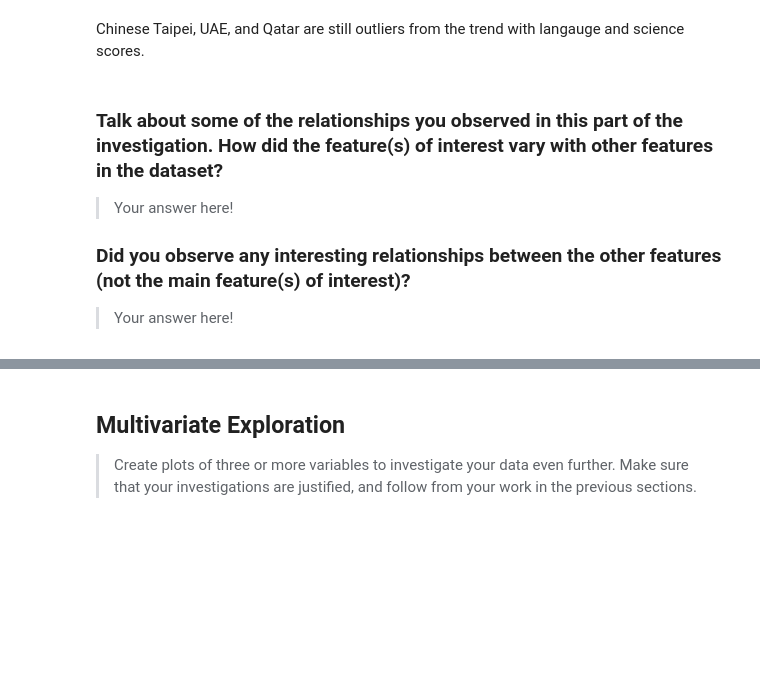
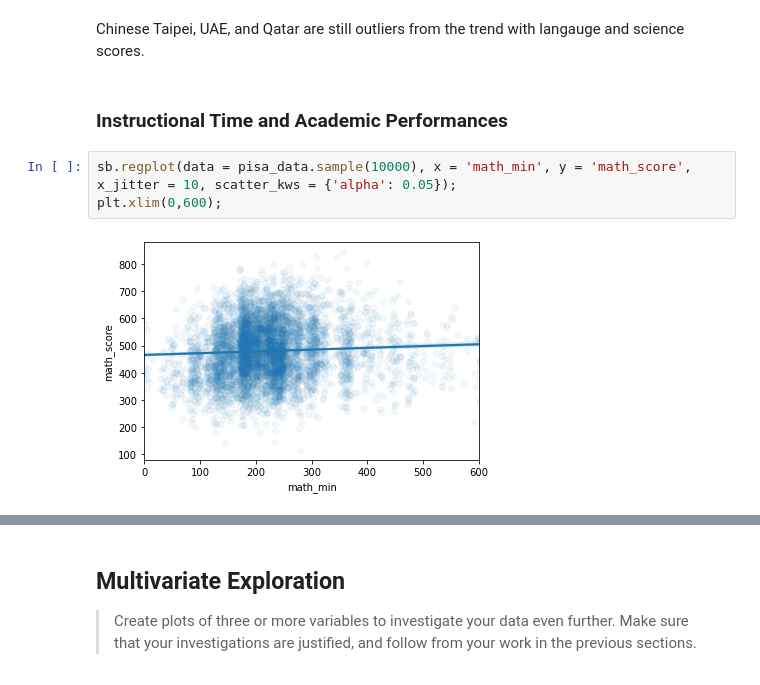
Before and after one commit to sjhaluck/International-Education-Data-Visualization, a Jupyter notebook: exploration_template.ipynb, the cells around one changed output, grey strips where cells are left out. Drawn from its saved outputs; the diff is of its cells as text; blank space fills up the shorter version.

Commit message:
docs: Reflection on bivariate data analysis

```diff
--- a/exploration_template.ipynb
+++ b/exploration_template.ipynb
@@ -745,11 +743,10 @@ plt.xticks(rotation = 90);
 [figure]
 # %% [markdown]
 Chinese Taipei, UAE, and Qatar are still outliers from the trend with langauge and science scores.
-# %% [markdown]
-### Talk about some of the relationships you observed in this part of the investigation. How did the feature(s) of interest vary with other features in the dataset?
-
-> Your answer here!
-
-### Did you observe any interesting relationships between the other features (not the main feature(s) of interest)?
-
-> Your answer here!
+# %% [markdown]
+### Instructional Time and Academic Performances
+# %%
+sb.regplot(data = pisa_data.sample(10000), x = 'math_min', y = 'math_score', x_jitter = 10, scatter_kws = {'alpha': 0.05});
+plt.xlim(0,600);
+# %% [output]
+[figure, added]
```
Also changed, not shown: parts of 9 cells of this notebook.
